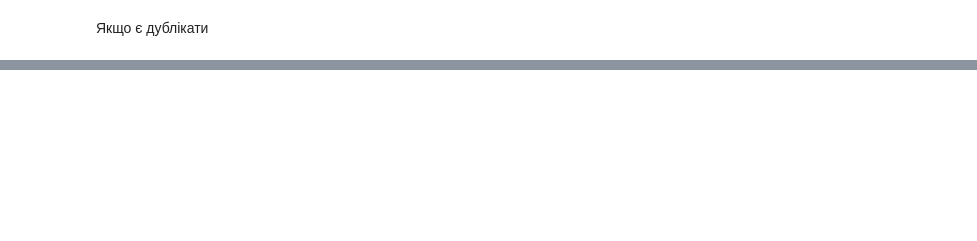
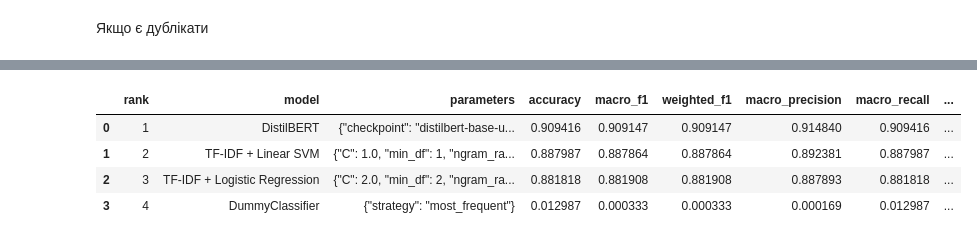
Before and after one commit to Oleg-FFF/banking-intent-classification, a Jupyter notebook: notebooks/05_Model_Comparison.ipynb, the cells around one changed output, grey strips where cells are left out. Cells and saved outputs as stored; diff of their text form; code cells hidden in the pictures; blank space fills up the shorter version.

```diff
--- a/notebooks/05_Model_Comparison.ipynb
+++ b/notebooks/05_Model_Comparison.ipynb
@@ -236,0 +278,24 @@ save_experiment_result(
+# %%
+test_ranking = (
+    final_results[
+        final_results["split"] == "test"
+    ]
+    .sort_values(
+        "macro_f1",
+        ascending=False,
+    )
+    .reset_index(drop=True)
+)
+
+test_ranking[
+    [
+        "model",
+        "variant",
+        "accuracy",
+        "macro_f1",
+        "weighted_f1",
+        "macro_precision",
+        "macro_recall",
+        "inference_time_sec",
+    ]
+]
@@ -236,0 +308,14 @@ save_experiment_result(
+# %%
+test_ranking.insert(
+    0,
+    "rank",
+    range(1, len(test_ranking) + 1),
+)
+
+test_ranking
+# %% [output]
+|  | rank | model | parameters | accuracy | macro_f1 | weighted_f1 | macro_precision | macro_recall | ... |
+| 0 | 1 | DistilBERT | {"checkpoint": "distilbert-base-u... | 0.909416 | 0.909147 | 0.909147 | 0.914840 | 0.909416 | ... |
+| 1 | 2 | TF-IDF + Linear SVM | {"C": 1.0, "min_df": 1, "ngram_ra... | 0.887987 | 0.887864 | 0.887864 | 0.892381 | 0.887987 | ... |
+| 2 | 3 | TF-IDF + Logistic Regression | {"C": 2.0, "min_df": 2, "ngram_ra... | 0.881818 | 0.881908 | 0.881908 | 0.887893 | 0.881818 | ... |
+| 3 | 4 | DummyClassifier | {"strategy": "most_frequent"} | 0.012987 | 0.000333 | 0.000333 | 0.000169 | 0.012987 | ... |
```
Also changed, not shown: parts of 46 cells of this notebook, 4 other files.
